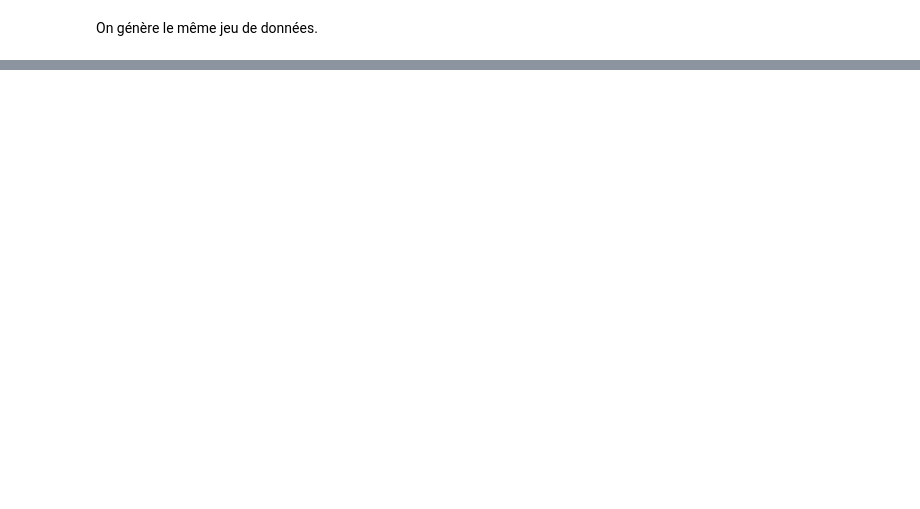
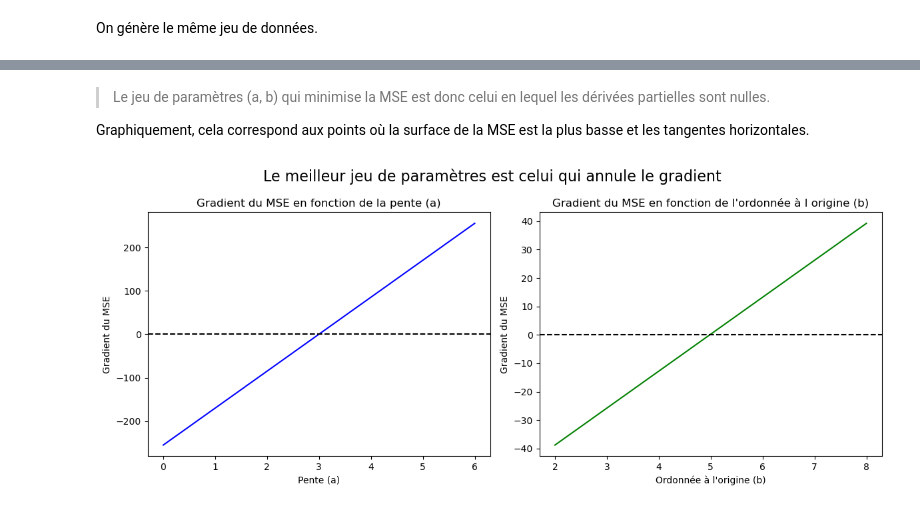
Before and after one commit to basile-desjuzeur/Intro-to-ML, a Jupyter notebook: 2.analytical_and_algebraic_resolution.ipynb, the cells around one changed output, grey strips where cells are left out. Drawn from its saved outputs; the diff is of its cells as text; code cells hidden in the pictures; blank space fills up the shorter version.

```diff
--- a/2.analytical_and_algebraic_resolution.ipynb
+++ b/2.analytical_and_algebraic_resolution.ipynb
@@ -126,0 +173,40 @@ On trouve :
+# %% [markdown]
+> Le jeu de paramètres (a, b) qui minimise la MSE est donc celui en lequel les dérivées partielles sont nulles.
+
+Graphiquement, cela correspond aux points où la surface de la MSE est la plus basse et les tangentes horizontales.
+# %%
+def gradient_mse_vectorized(X, y, slopes, intercepts):
+    X_flat = X.flatten()
+    n = len(y)
+    slopes = slopes[:, np.newaxis]
+    intercepts = intercepts[:, np.newaxis]
+    y_preds = slopes * X_flat + intercepts
+    errors = y_preds - y
+    grad_slopes = 2 * np.mean(errors * X_flat, axis=1)
+    grad_intercepts = 2 * np.mean(errors, axis=1)
+    return grad_slopes, grad_intercepts
+
+grad_slope, grad_intercept = gradient_mse_vectorized(X, y, possible_slopes, possible_intercepts)
+
+fig, axs = plt.subplots(1, 2, figsize=(12, 5))
+
+possible_slopes = np.linspace(0, 6, 100)
+possible_intercepts = np.linspace(2, 8, 100)
+
+axs[0].plot(possible_slopes, grad_slope, color='blue')
+axs[0].axhline(0, color='black', linestyle='--')
+axs[0].set_title("Gradient du MSE en fonction de la pente (a)")
+axs[0].set_xlabel("Pente (a)")
+axs[0].set_ylabel("Gradient du MSE")
+
+axs[1].plot(possible_intercepts, grad_intercept, color='green')
+axs[1].axhline(0, color='black', linestyle='--')
+axs[1].set_title("Gradient du MSE en fonction de l'ordonnée à l origine (b)")
+axs[1].set_xlabel("Ordonnée à l'origine (b)")
+axs[1].set_ylabel("Gradient du MSE")
+
+plt.suptitle("Le meilleur jeu de paramètres est celui qui annule le gradient",
+             fontsize=16)
+plt.tight_layout()
+# %% [output]
+[figure, added]
```
Also changed, not shown: parts of 24 cells of this notebook.
